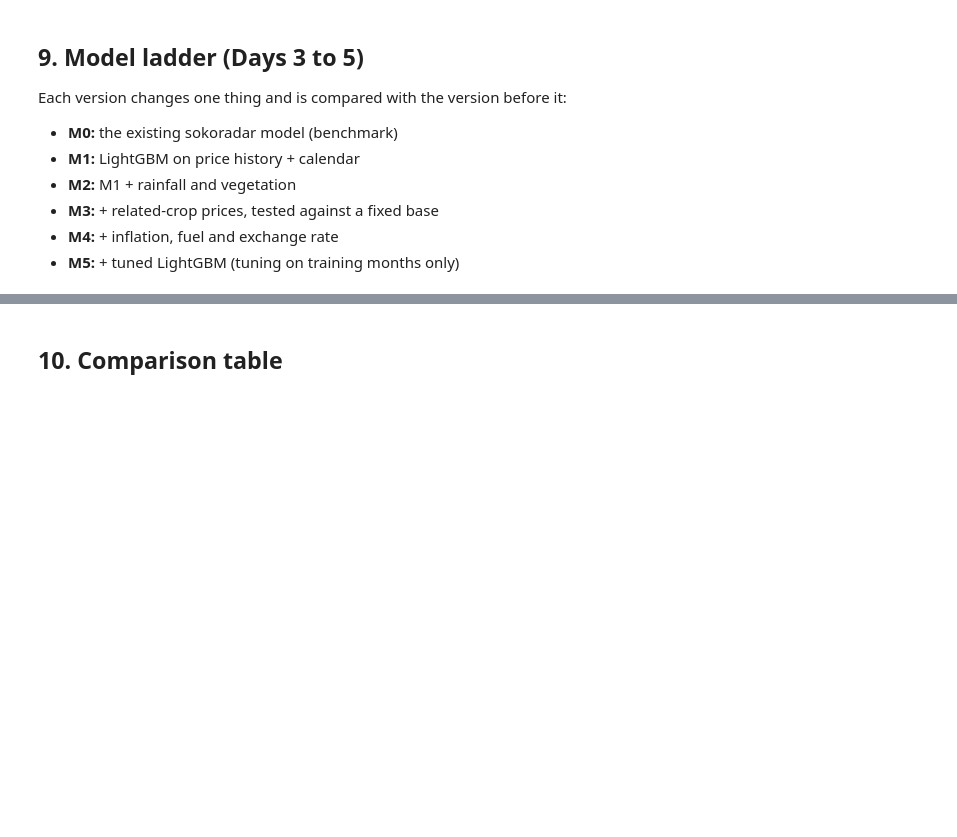
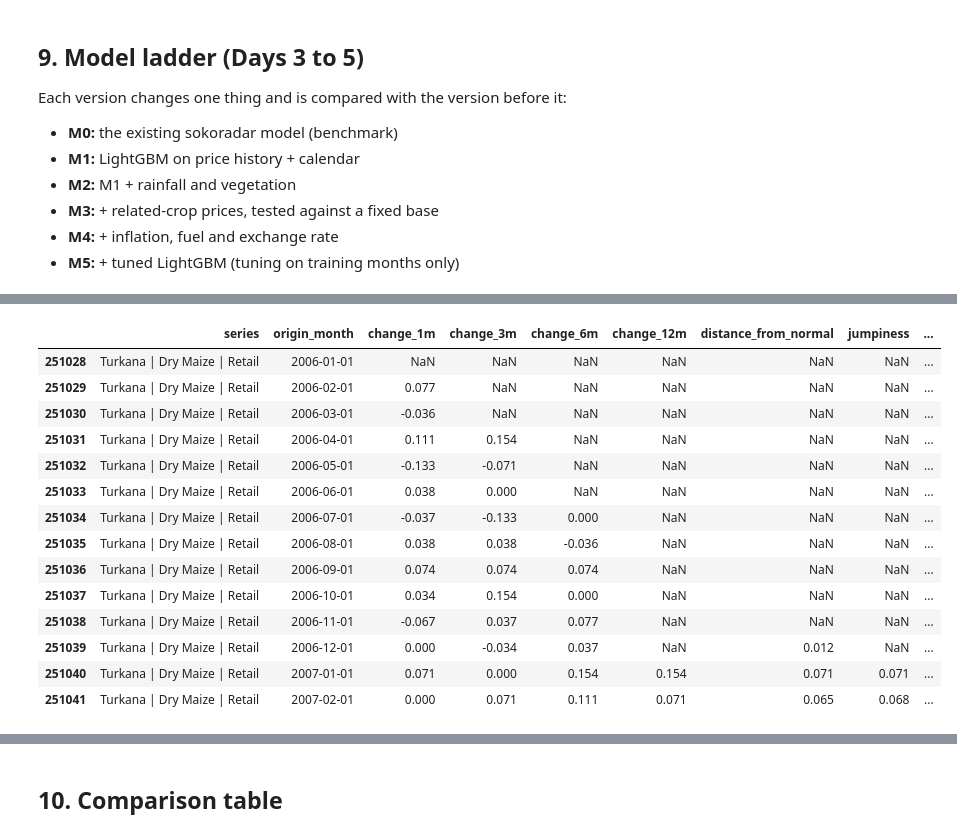
Before and after one commit to samerickwaks/sokoradar, a Jupyter notebook: notebooks/modelling/02_model_build.ipynb, the cells around one changed output, grey strips where cells are left out. Drawn from its saved outputs; the diff is of its cells as text; code cells hidden in the pictures; blank space fills up the shorter version.

```diff
--- a/notebooks/modelling/02_model_build.ipynb
+++ b/notebooks/modelling/02_model_build.ipynb
@@ -605,0 +620,28 @@ Each version changes one thing and is compared with the version before it:
+# %%
+# M1 step 1: build price-history and calendar features, using only prices up to each origin month
+past = prices.groupby("series")["price_kes"]
+features = prices[["series", "month"]].rename(columns={"month": "origin_month"})
+for k in [1, 3, 6, 12]:
+    features[f"change_{k}m"] = prices["price_kes"] / past.shift(k) - 1   # change over the last k months
+features["distance_from_normal"] = prices["price_kes"] / past.transform(lambda s: s.rolling(12).mean()) - 1
+features["jumpiness"] = features.groupby("series")["change_1m"].transform(lambda s: s.rolling(12).std())
+features["month_of_year"] = prices["month"].dt.month
+
+number_cols = [c for c in features.columns if c not in ("series", "origin_month", "month_of_year")]
+features[features["series"] == "Turkana | Dry Maize | Retail"].head(14).round({c: 3 for c in number_cols})
+# %% [output]
+|  | series | origin_month | change_1m | change_3m | change_6m | change_12m | distance_from_normal | jumpiness | ... |
+| 251028 | Turkana | Dry Maize | Retail | 2006-01-01 | NaN | NaN | NaN | NaN | NaN | NaN | ... |
+| 251029 | Turkana | Dry Maize | Retail | 2006-02-01 | 0.077 | NaN | NaN | NaN | NaN | NaN | ... |
+| 251030 | Turkana | Dry Maize | Retail | 2006-03-01 | -0.036 | NaN | NaN | NaN | NaN | NaN | ... |
+| 251031 | Turkana | Dry Maize | Retail | 2006-04-01 | 0.111 | 0.154 | NaN | NaN | NaN | NaN | ... |
+| 251032 | Turkana | Dry Maize | Retail | 2006-05-01 | -0.133 | -0.071 | NaN | NaN | NaN | NaN | ... |
+| 251033 | Turkana | Dry Maize | Retail | 2006-06-01 | 0.038 | 0.000 | NaN | NaN | NaN | NaN | ... |
+| 251034 | Turkana | Dry Maize | Retail | 2006-07-01 | -0.037 | -0.133 | 0.000 | NaN | NaN | NaN | ... |
+| 251035 | Turkana | Dry Maize | Retail | 2006-08-01 | 0.038 | 0.038 | -0.036 | NaN | NaN | NaN | ... |
+| 251036 | Turkana | Dry Maize | Retail | 2006-09-01 | 0.074 | 0.074 | 0.074 | NaN | NaN | NaN | ... |
+| 251037 | Turkana | Dry Maize | Retail | 2006-10-01 | 0.034 | 0.154 | 0.000 | NaN | NaN | NaN | ... |
+| 251038 | Turkana | Dry Maize | Retail | 2006-11-01 | -0.067 | 0.037 | 0.077 | NaN | NaN | NaN | ... |
+| 251039 | Turkana | Dry Maize | Retail | 2006-12-01 | 0.000 | -0.034 | 0.037 | NaN | 0.012 | NaN | ... |
+| 251040 | Turkana | Dry Maize | Retail | 2007-01-01 | 0.071 | 0.000 | 0.154 | 0.154 | 0.071 | 0.071 | ... |
+| 251041 | Turkana | Dry Maize | Retail | 2007-02-01 | 0.000 | 0.071 | 0.111 | 0.071 | 0.065 | 0.068 | ... |
```
Also changed, not shown: parts of 60 cells of this notebook.
